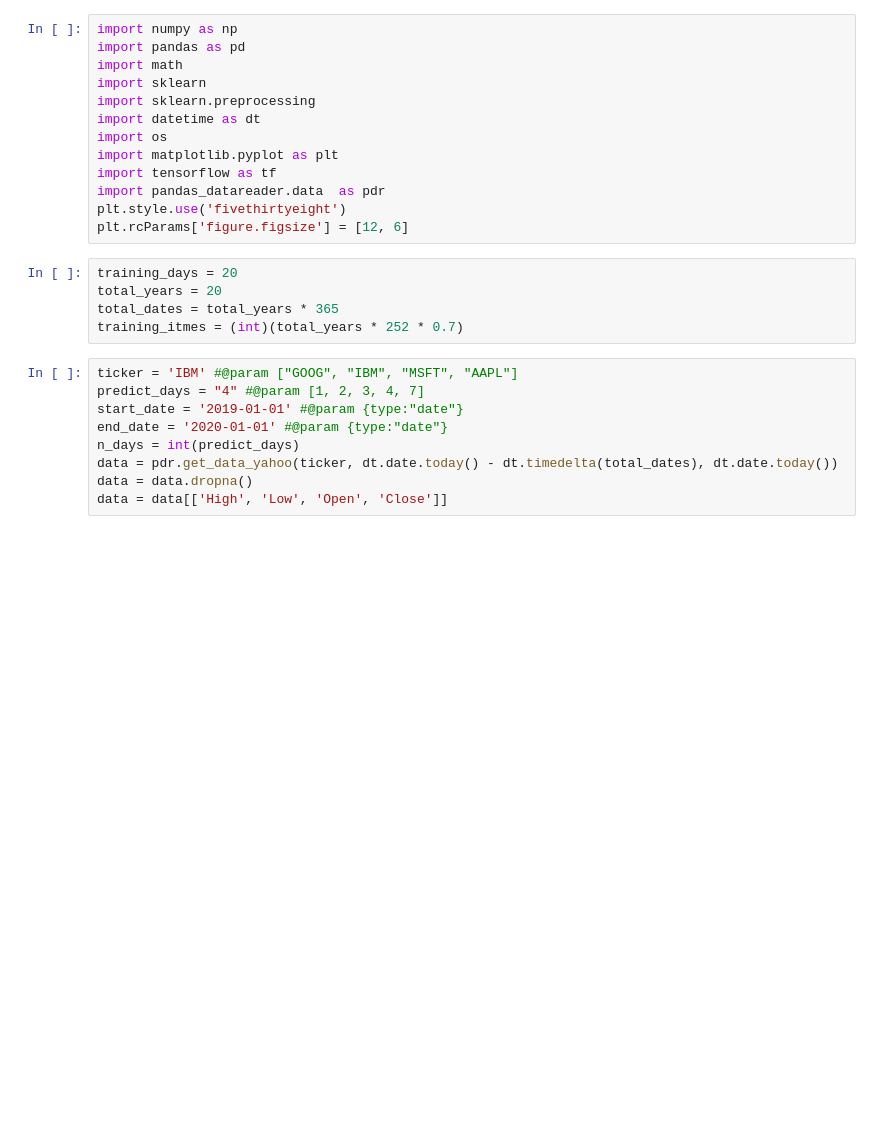
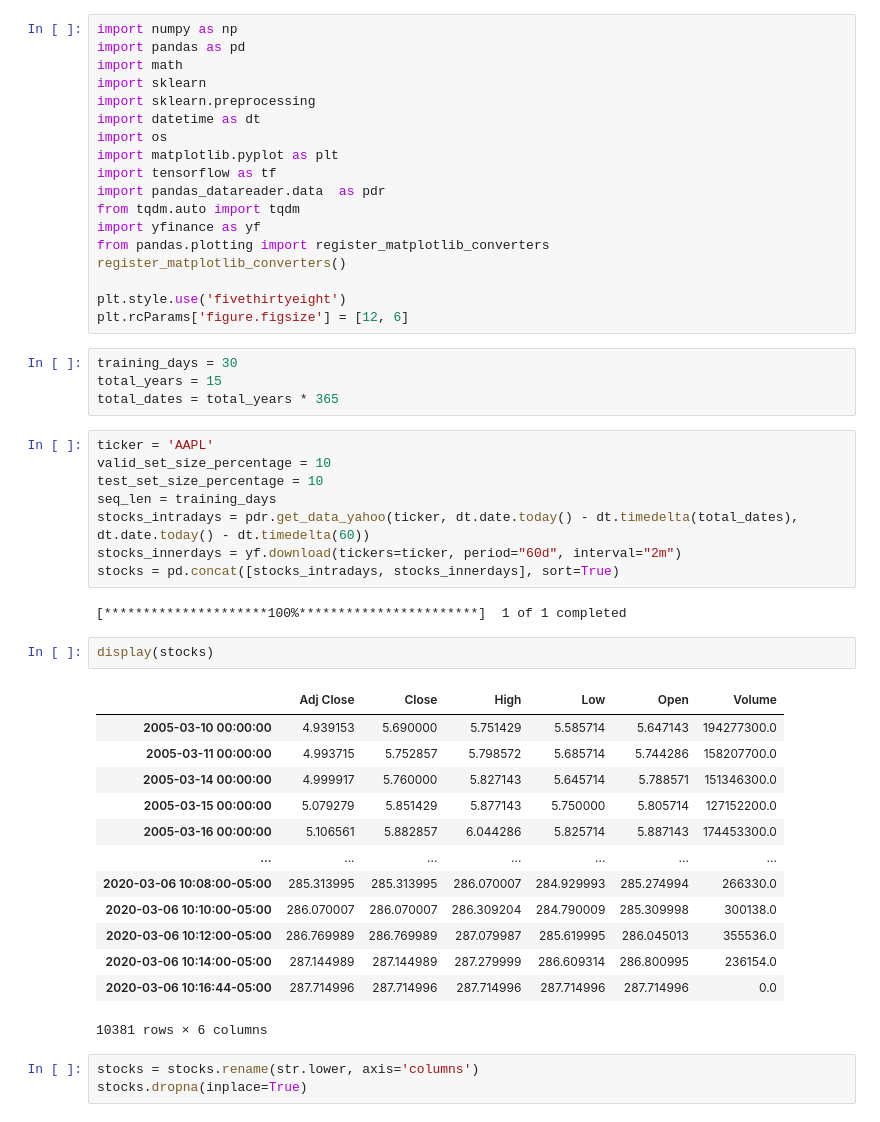
Before and after one commit to ajmal017/FinTech, a Jupyter notebook: StockPredTF.ipynb, the cells around one changed output. Cells and saved outputs as stored; diff of their text form; blank space fills up the shorter version.

```diff
--- a/StockPredTF.ipynb
+++ b/StockPredTF.ipynb
@@ -11,20 +28,44 @@ import os
 import matplotlib.pyplot as plt
 import tensorflow as tf
 import pandas_datareader.data  as pdr
+from tqdm.auto import tqdm
+import yfinance as yf
+from pandas.plotting import register_matplotlib_converters
+register_matplotlib_converters()
+
 plt.style.use('fivethirtyeight')
 plt.rcParams['figure.figsize'] = [12, 6]
 # %%
-training_days = 20
-total_years = 20
+training_days = 30
+total_years = 15
 total_dates = total_years * 365
-training_itmes = (int)(total_years * 252 * 0.7)
-# %%
-ticker = 'IBM' #@param ["GOOG", "IBM", "MSFT", "AAPL"]
-predict_days = "4" #@param [1, 2, 3, 4, 7]
-start_date = '2019-01-01' #@param {type:"date"}
-end_date = '2020-01-01' #@param {type:"date"}
-n_days = int(predict_days)
-data = pdr.get_data_yahoo(ticker, dt.date.today() - dt.timedelta(total_dates), dt.date.today())
-data = data.dropna()
-data = data[['High', 'Low', 'Open', 'Close']]
+# %%
+ticker = 'AAPL'
+valid_set_size_percentage = 10
+test_set_size_percentage = 10
+seq_len = training_days
+stocks_intradays = pdr.get_data_yahoo(ticker, dt.date.today() - dt.timedelta(total_dates), dt.date.today() - dt.timedelta(60))
+stocks_innerdays = yf.download(tickers=ticker, period="60d", interval="2m")
+stocks = pd.concat([stocks_intradays, stocks_innerdays], sort=True)
+# %% [output]
+[*********************100%***********************]  1 of 1 completed
+# %%
+display(stocks)
+# %% [output]
+|  | Adj Close | Close | High | Low | Open | Volume |
+| 2005-03-10 00:00:00 | 4.939153 | 5.690000 | 5.751429 | 5.585714 | 5.647143 | 194277300.0 |
+| 2005-03-11 00:00:00 | 4.993715 | 5.752857 | 5.798572 | 5.685714 | 5.744286 | 158207700.0 |
+| 2005-03-14 00:00:00 | 4.999917 | 5.760000 | 5.827143 | 5.645714 | 5.788571 | 151346300.0 |
+| 2005-03-15 00:00:00 | 5.079279 | 5.851429 | 5.877143 | 5.750000 | 5.805714 | 127152200.0 |
+| 2005-03-16 00:00:00 | 5.106561 | 5.882857 | 6.044286 | 5.825714 | 5.887143 | 174453300.0 |
+| ... | ... | ... | ... | ... | ... | ... |
+| 2020-03-06 10:08:00-05:00 | 285.313995 | 285.313995 | 286.070007 | 284.929993 | 285.274994 | 266330.0 |
+| 2020-03-06 10:10:00-05:00 | 286.070007 | 286.070007 | 286.309204 | 284.790009 | 285.309998 | 300138.0 |
+| 2020-03-06 10:12:00-05:00 | 286.769989 | 286.769989 | 287.079987 | 285.619995 | 286.045013 | 355536.0 |
+| 2020-03-06 10:14:00-05:00 | 287.144989 | 287.144989 | 287.279999 | 286.609314 | 286.800995 | 236154.0 |
+| 2020-03-06 10:16:44-05:00 | 287.714996 | 287.714996 | 287.714996 | 287.714996 | 287.714996 | 0.0 |
+10381 rows × 6 columns
+# %%
+stocks = stocks.rename(str.lower, axis='columns')
+stocks.dropna(inplace=True)
 # %%
```
Also changed, not shown: parts of 17 cells of this notebook.
